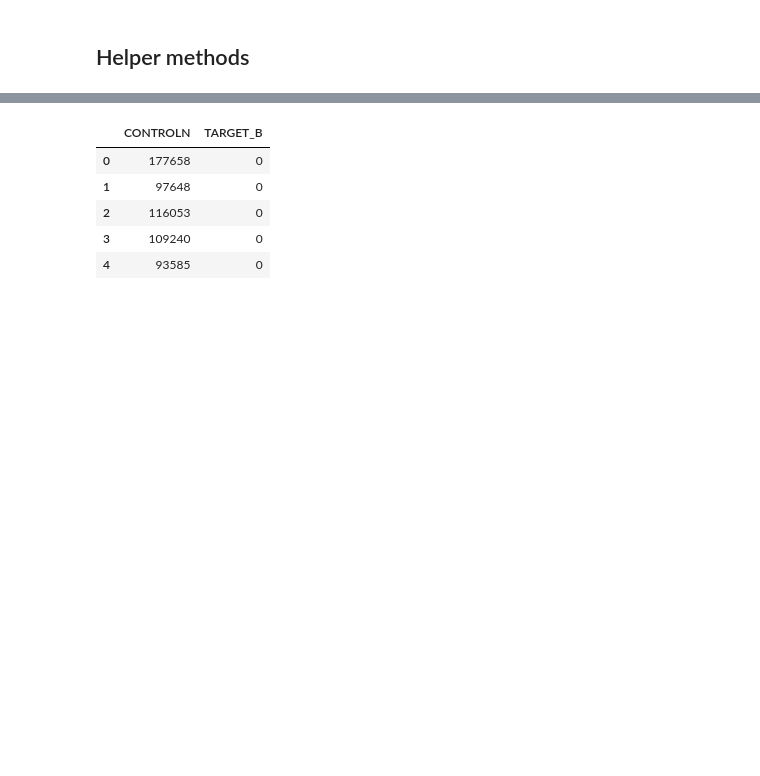
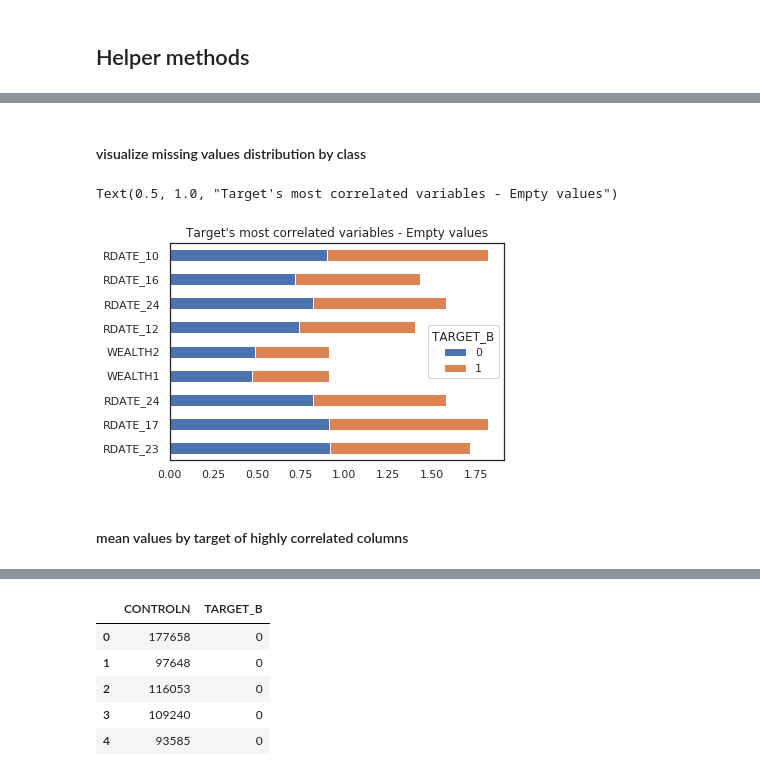
Before and after one commit to dzenanh/ML, a Jupyter notebook: ML-VU-exer1.ipynb, the cells around one changed output, grey strips where cells are left out. Saved outputs shown, nothing was run; the diff lists cells and outputs as text; code cells hidden in the pictures; blank space fills up the shorter version.

```diff
--- a/ML-VU-exer1.ipynb
+++ b/ML-VU-exer1.ipynb
@@ -154,0 +253,6 @@ Parser memory cleanup took: 0.01 ms
+# %%
+raw_data_train["TARGET_B"] = XY_train
+TARGET_B_corr = raw_data_train.corr()["TARGET_B"].copy()
+TARGET_B_corr.sort_values(inplace=True, ascending=False)
+TARGET_B_corr
+#TARGET_B_corr.plot(x=TARGET_B_corr.index, y=TARGET_B_corr.values)
@@ -154,0 +279,8 @@ Parser memory cleanup took: 0.01 ms
+# %%
+#raw_data_train["TARGET_B"] = XY_train
+# most correlated numerical columns
+mcnc = ["RDATE_23","RDATE_17","CARDGIFT","RDATE_24","NGIFTALL","RFA_2F","IC19","WEALTH1","CARDPROM",
+                "HV4","EIC16","WEALTH2","IC10","HV3", "OEDC3","RDATE_12","RDATE_24","LASTDATE","EC5","FEDGOV","HVP1","AFC6","RDATE_16" ,"RDATE_10","RP4","ETHC5","NUMPROM","IC4","IC11","HVP2","TARGET_B" ]
+
+rdtcc = raw_data_train[mcnc]
+rdtcc.head()
@@ -154,0 +296,10 @@ Parser memory cleanup took: 0.01 ms
+# %%
+#count(raw_data_train["TARGET_B"]).keys()
+num_no = raw_data_train.groupby('TARGET_B').count()["STATE"].iloc[[0]].values[0]
+num_yes = raw_data_train.groupby('TARGET_B').count()["STATE"].iloc[[1]].values[0]
+print(num_no, num_yes)
+#rdtcc.isnull().groupby(rdtcc.TARGET_B).sum()#.sort_values(ascending=True)
+# most correlated columns empty values
+pdccg = rdtcc.groupby('TARGET_B').apply(lambda x: x.isnull().sum())#.to_dict()
+pdccg.iloc[[0]]/num_no
+pdccg.iloc[[1]]/num_yes
@@ -154,0 +311,10 @@ Parser memory cleanup took: 0.01 ms
+# %% [markdown]
+#### visualize missing values distribution by class
+# %%
+pd.concat([pdccg.iloc[[0]]/num_no, pdccg.iloc[[1]]/num_yes]).replace(0,np.nan).dropna(axis=1,how="all").T.plot(kind='barh', stacked=True)
+plt.title("Target\'s most correlated variables - Empty values")
+# %% [output]
+Text(0.5, 1.0, "Target's most correlated variables - Empty values")
+[figure, added]
+# %% [markdown]
+#### mean values by target of highly correlated columns
```
Also changed, not shown: parts of 211 cells of this notebook.
